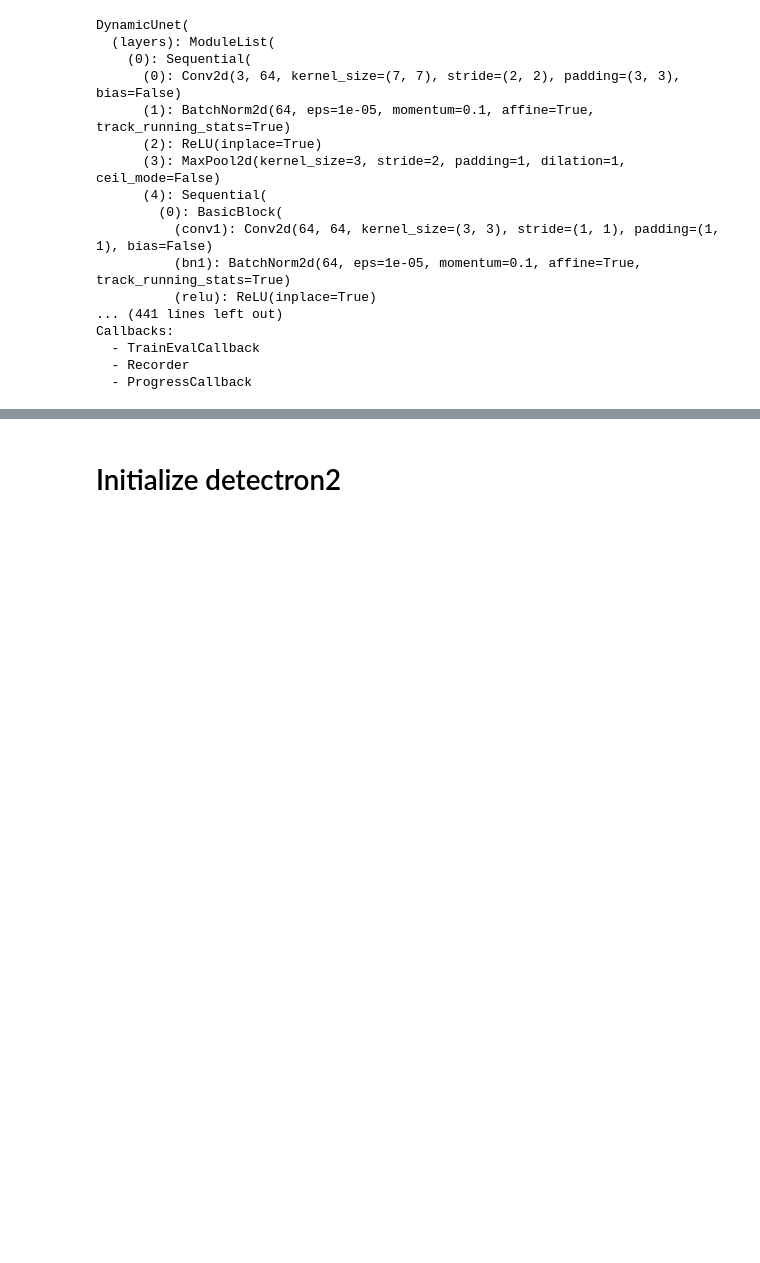
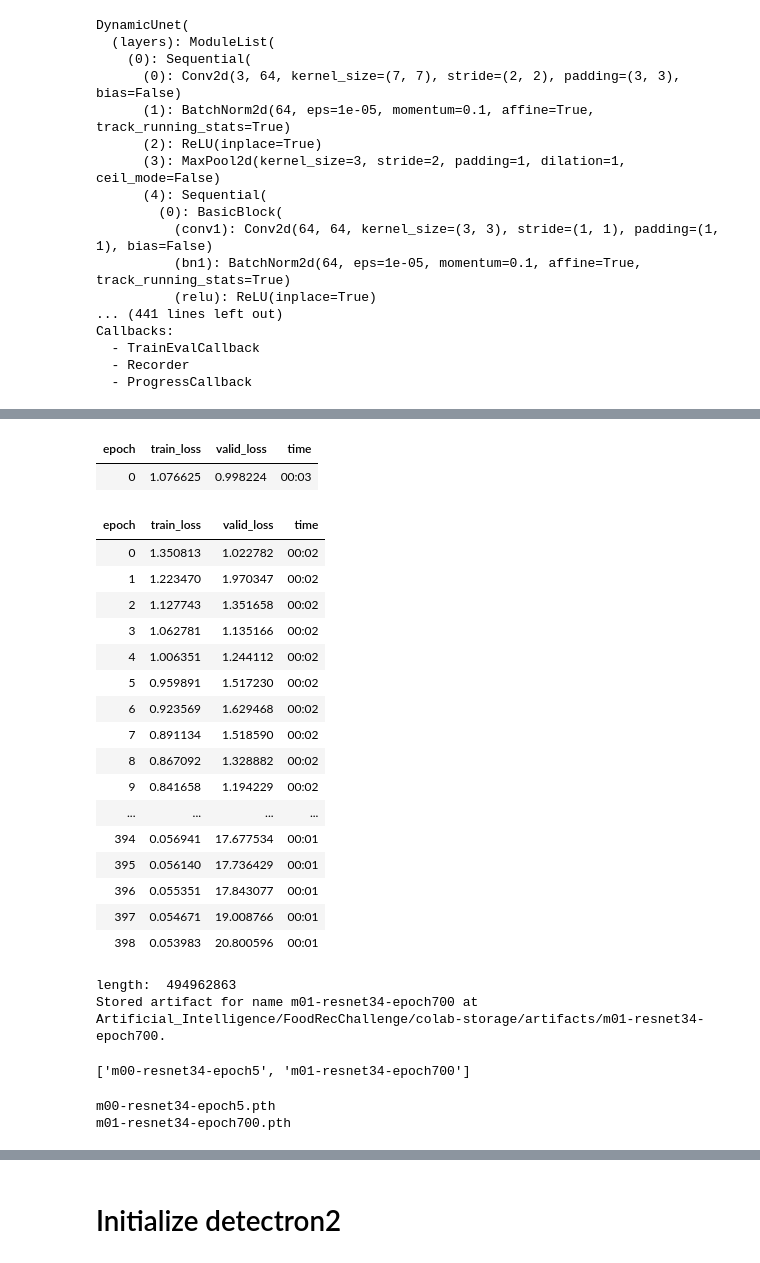
Before and after one commit to GollyTicker/Food-Recognition-Challenge, a Jupyter notebook: Starter_Kit.ipynb, the cells around one changed output, grey strips where cells are left out. Saved outputs shown, nothing was run; the diff lists cells and outputs as text; code cells hidden in the pictures; blank space fills up the shorter version.

Commit message:
700 epochs overfitting works on small samples size

```diff
--- a/Starter_Kit.ipynb
+++ b/Starter_Kit.ipynb
@@ -1041,7 +1050,7 @@ if not "fails due to unsupported multi-label segmetations. images cannot be load
   )
 
 IM_SZ = 256
-resize_args = (IM_SZ, ResizeMethod.Crop)
+resize_args = (IM_SZ, fastbook.ResizeMethod.Crop)
 
 fnames = get_image_files(Paths.CURR_IMAGES_DIR)
 
@@ -1198,3 +1176,71 @@ s
+# %%
+#learn.export(fname = "m00-resnet34-epoch5.pkl", pickle_module = dill, pickle_protocol = pickle.HIGHEST_PROTOCOL)
+
+FORCE_TRAIN=False
+
+m00 = "m00-resnet34-epoch5"
+m01 = "m01-resnet34-epoch700"
+mcurr = "current" # only for temporary uage. not stored in storage
+
+modelToTrain = m01
+
+if modelToTrain in storage_list_artifacts() and not FORCE_TRAIN and modelToTrain != mcurr:
+  storage_retrieve_artifact_by_name(modelToTrain)
+  learn = learn.load(modelToTrain)
+else:
+  if modelToTrain == mcurr:
+    learn.fine_tune(2)
+
+  elif modelToTrain == m00:
+    learn.fine_tune(5)
+    learn.save(modelToTrain)
+
+  elif modelToTrain == m01:
+    learn.fine_tune(700)
+
+  else:
+    # learn.show_training_loop()
+    # learn.fine_tune(10)
+    # learn.fit_one_cycle(5)
+
+    # learn.show_results()
+    # todo. cannot show tensor multi-segmentation mask. need to define custom class for that
+    raise NotImplementedError
+
+  learn.save(modelToTrain)
+  if modelToTrain != mcurr:
+    storage_store_artifact_by_name(Path("curr") / "models" / (modelToTrain + ".pth"), modelToTrain, force=True)
+# %% [output]
+| epoch | train_loss | valid_loss | time |
+| 0 | 1.076625 | 0.998224 | 00:03 |
+| epoch | train_loss | valid_loss | time |
+| 0 | 1.350813 | 1.022782 | 00:02 |
+| 1 | 1.223470 | 1.970347 | 00:02 |
+| 2 | 1.127743 | 1.351658 | 00:02 |
+| 3 | 1.062781 | 1.135166 | 00:02 |
+| 4 | 1.006351 | 1.244112 | 00:02 |
+| 5 | 0.959891 | 1.517230 | 00:02 |
+| 6 | 0.923569 | 1.629468 | 00:02 |
+| 7 | 0.891134 | 1.518590 | 00:02 |
+| 8 | 0.867092 | 1.328882 | 00:02 |
+| 9 | 0.841658 | 1.194229 | 00:02 |
+| ... | ... | ... | ... |
+| 394 | 0.056941 | 17.677534 | 00:01 |
+| 395 | 0.056140 | 17.736429 | 00:01 |
+| 396 | 0.055351 | 17.843077 | 00:01 |
+| 397 | 0.054671 | 19.008766 | 00:01 |
+| 398 | 0.053983 | 20.800596 | 00:01 |
+length:  494962863
+Stored artifact for name m01-resnet34-epoch700 at Artificial_Intelligence/FoodRecChallenge/colab-storage/artifacts/m01-resnet34-epoch700.
+# %%
+storage_list_artifacts()
+# %% [output]
+['m00-resnet34-epoch5', 'm01-resnet34-epoch700']
+# %%
+ls("curr/models")
+# %% [output]
+m00-resnet34-epoch5.pth
+m01-resnet34-epoch700.pth
 # %%
 print(torch.cuda.memory_summary())
 # %% [output]
```
Also changed, not shown: parts of 20 cells of this notebook.
